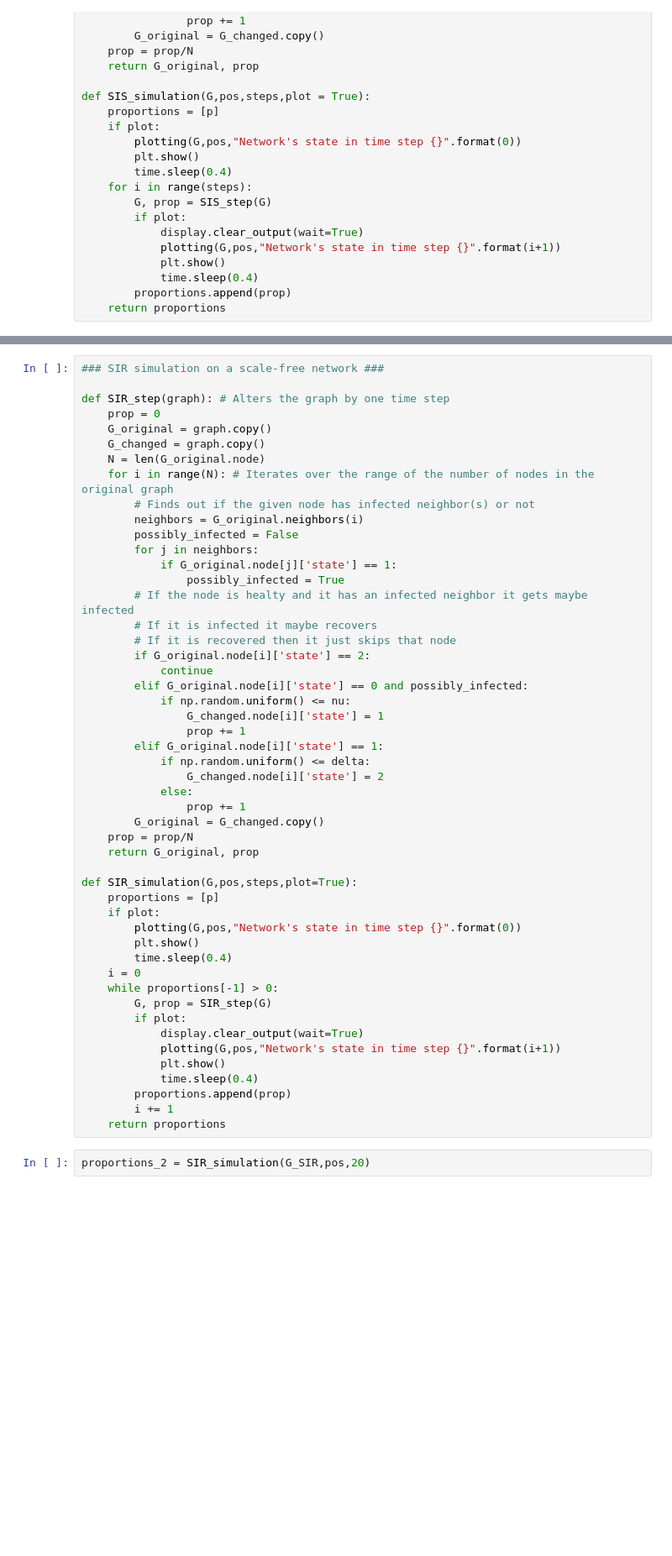
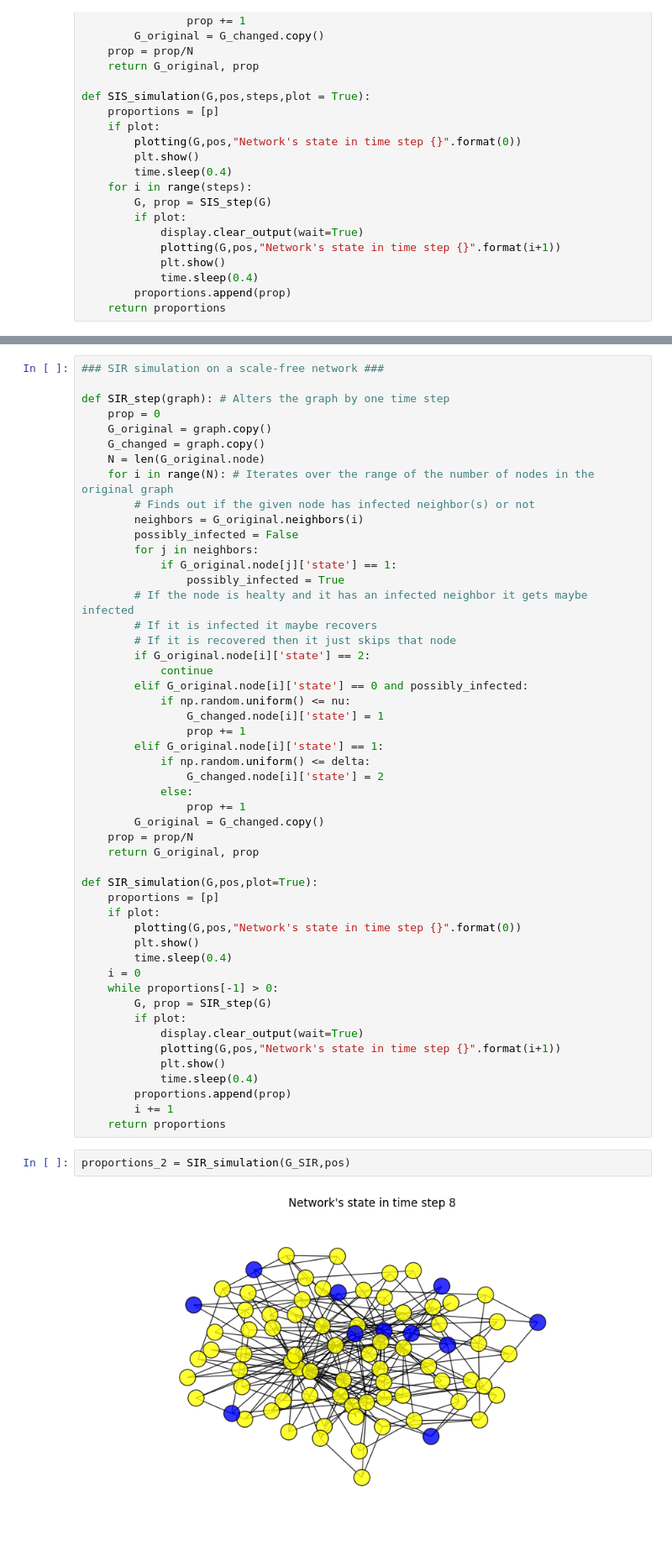
Before and after one commit to pasztorb/epidemic-modeling, a Jupyter notebook: SIS-SIR.ipynb, the cells around one changed output, grey strips where cells are left out. Shown at 84% size. Cells and saved outputs as stored; diff of their text form; blank space fills up the shorter version.

```diff
--- a/SIS-SIR.ipynb
+++ b/SIS-SIR.ipynb
@@ -166,7 +166,7 @@ def SIR_step(graph): # Alters the graph by one time step
     prop = prop/N
     return G_original, prop
 
-def SIR_simulation(G,pos,steps,plot=True):
+def SIR_simulation(G,pos,plot=True):
     proportions = [p]
     if plot:
         plotting(G,pos,"Network's state in time step {}".format(0))
@@ -184,4 +184,6 @@ def SIR_simulation(G,pos,steps,plot=True):
         i += 1
     return proportions
 # %%
-proportions_2 = SIR_simulation(G_SIR,pos,20)
+proportions_2 = SIR_simulation(G_SIR,pos)
+# %% [output]
+[figure, added]
```
Also changed, not shown: parts of 3 cells of this notebook.
